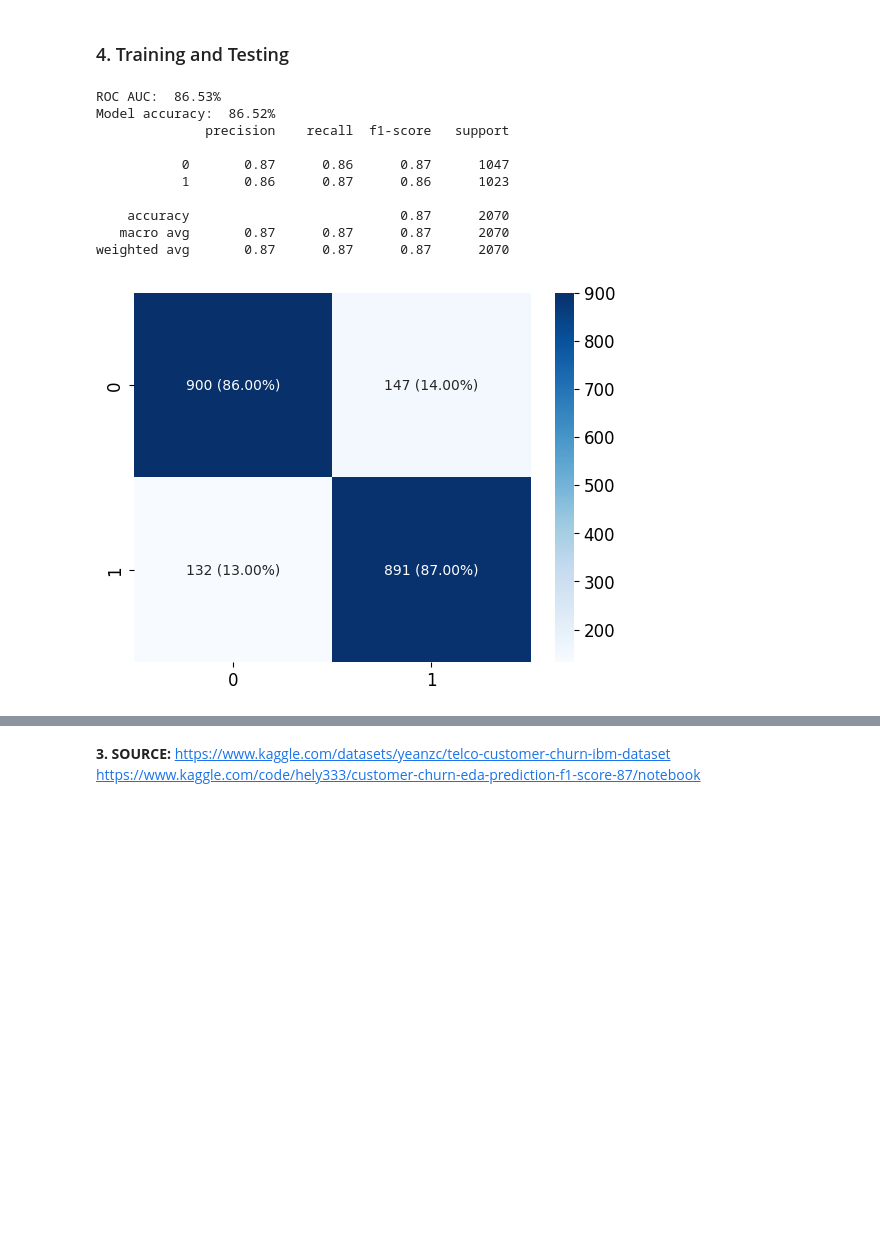
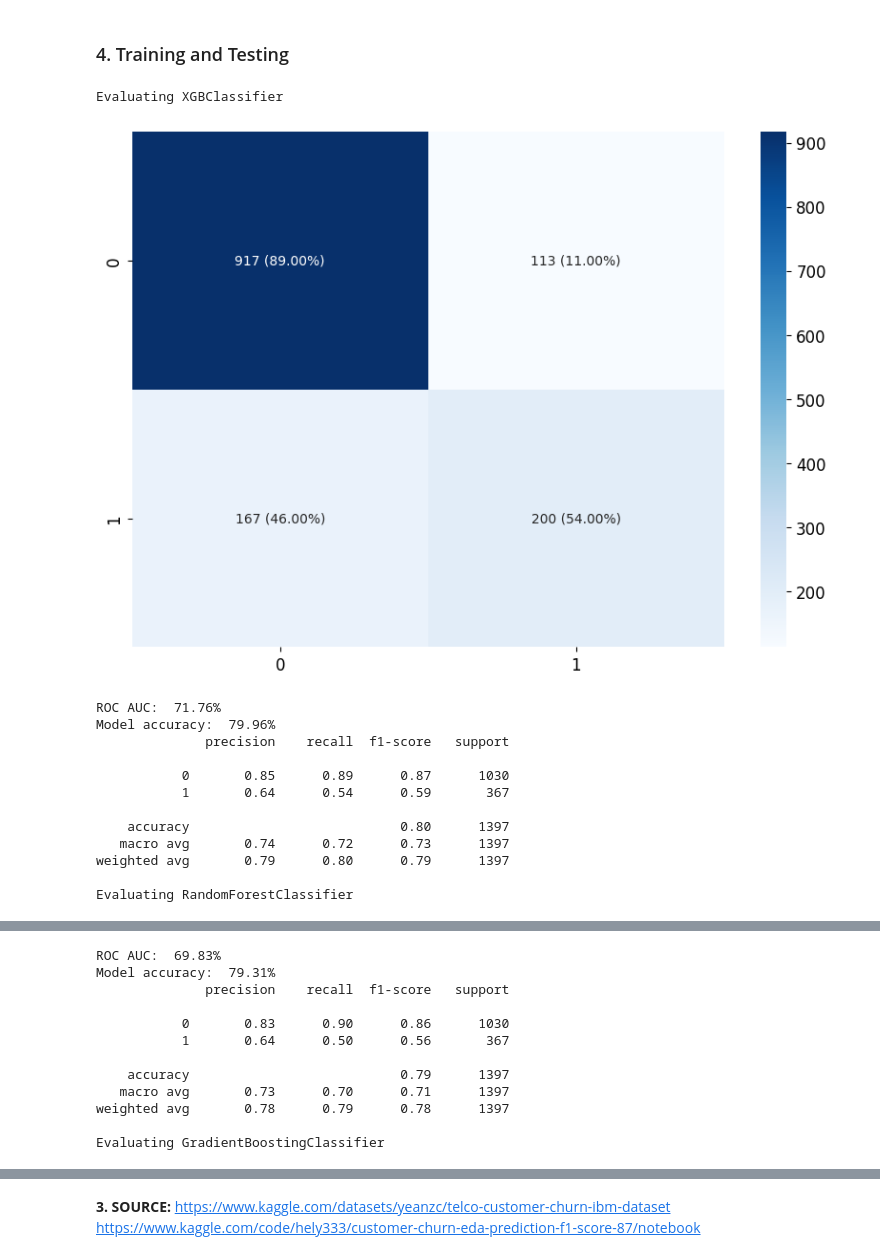
Before and after one commit to Daniel-Lizarazo-Fuentes/AAIB_assignments, a Jupyter notebook: lecture2_practical/lecure2_churn.ipynb, the cells around one changed output, grey strips where cells are left out. Cells and saved outputs as stored; diff of their text form; code cells hidden in the pictures; blank space fills up the shorter version.

Commit message:
more classifiers in prac 2

```diff
--- a/lecture2_practical/lecure2_churn.ipynb
+++ b/lecture2_practical/lecure2_churn.ipynb
@@ -747,7 +749,7 @@ over = SMOTE(sampling_strategy = 1)
 x = df.drop("Churn Label", axis = 1).values
 y = df['Churn Label'].values
 # %%
-x,y = over.fit_resample(x,y)
+# x,y = over.fit_resample(x,y)
 # %% [markdown]
 ### 4.  Training and Testing
 # %%
@@ -767,34 +769,66 @@ def model(method, x_train, y_train, x_test, y_test):
     labels = np.asarray(labels)
 
     # Plot confusion matrix with labeled counts and percentages
+    plt.figure(figsize=(10, 7))
     sns.heatmap(c_matrix, annot=labels, fmt='', cmap='Blues')
+    plt.show()
 
     # Evaluate model performance and print results
     print("ROC AUC: ", '{:.2%}'.format(roc_auc_score(y_test, predictions)))
     print("Model accuracy: ", '{:.2%}'.format(accuracy_score(y_test, predictions)))
     print(classification_report(y_test, predictions))
 # %%
-# Using Extreme Gradient Boosting Classifier
-xgb = XGBClassifier(learning_rate= 0.01,max_depth = 4,n_estimators = 1000)
-rf = RandomForestClassifier(n_estimators=100)
-gb = GradientBoostingClassifier(n_estimators=100, learning_rate=0.1, max_depth=3)
-lgbm = LGBMClassifier(learning_rate=0.1, n_estimators=100, max_depth=3, random_state=42)
+# Diffrent clasifiers
+classifiers = {
+    "XGBClassifier": XGBClassifier(learning_rate=0.01, max_depth=4, n_estimators=1000),
+    "RandomForestClassifier": RandomForestClassifier(n_estimators=100),
+    "GradientBoostingClassifier": GradientBoostingClassifier(
+        n_estimators=100, learning_rate=0.1, max_depth=3
+    ),
+    "LGBMClassifier": LGBMClassifier(
+        learning_rate=0.1, n_estimators=100, max_depth=3, random_state=42
+    ),
+    "LogisticRegression": LogisticRegression(max_iter=1000),
+    "SVC": SVC(probability=True),
+    "KNeighborsClassifier": KNeighborsClassifier(n_neighbors=5),
+    "AdaBoostClassifier": AdaBoostClassifier(n_estimators=100),
+    "HistGradientBoostingClassifier": HistGradientBoostingClassifier(max_iter=1000),
+    "Ensemble_ADA_LR_GB": VotingClassifier(
+        estimators=[
+            ("ada", AdaBoostClassifier(n_estimators=100)),
+            ("lr", LogisticRegression(max_iter=1000)),
+            (
+                "gb",
+                GradientBoostingClassifier(
+                    n_estimators=100, learning_rate=0.1, max_depth=3
+                ),
+            ),
+        ],
+        voting="hard",
+    ),
+}
 # %%
 # Confusion Matrix: TN/FP // FN/TP
 # Precision: TP / (TP+FP)
 # Recall: TP / (TP+FN)
 # F1: 2* ( (Precision * Recall) / (Precision + Recall) )
 # Support: It indicates the number of examples of each particular class in the true responses (responses in your test set).
-model(xgb,x_train,y_train,x_test,y_test)
+
+for name, clf in classifiers.items():
+    print(f"Evaluating {name}")
+    model(clf, x_train, y_train, x_test, y_test)
 # %% [output]
-ROC AUC:  86.53%
-Model accuracy:  86.52%
-              precision    recall  f1-score   support
-
-           0       0.87      0.86      0.87      1047
-           1       0.86      0.87      0.86      1023
-
-    accuracy                           0.87      2070
-   macro avg       0.87      0.87      0.87      2070
-weighted avg       0.87      0.87      0.87      2070
+Evaluating XGBClassifier
-[figure, old version]
+[figure, new version]
+ROC AUC:  71.76%
+Model accuracy:  79.96%
+              precision    recall  f1-score   support
+
+           0       0.85      0.89      0.87      1030
+           1       0.64      0.54      0.59       367
+
+    accuracy                           0.80      1397
+   macro avg       0.74      0.72      0.73      1397
+weighted avg       0.79      0.80      0.79      1397
+
+Evaluating RandomForestClassifier
@@ -800,0 +836,12 @@ weighted avg       0.87      0.87      0.87      2070
+ROC AUC:  69.83%
+Model accuracy:  79.31%
+              precision    recall  f1-score   support
+
+           0       0.83      0.90      0.86      1030
+           1       0.64      0.50      0.56       367
+
+    accuracy                           0.79      1397
+   macro avg       0.73      0.70      0.71      1397
+weighted avg       0.78      0.79      0.78      1397
+
+Evaluating GradientBoostingClassifier
```
Also changed, not shown: parts of 5 cells of this notebook.
